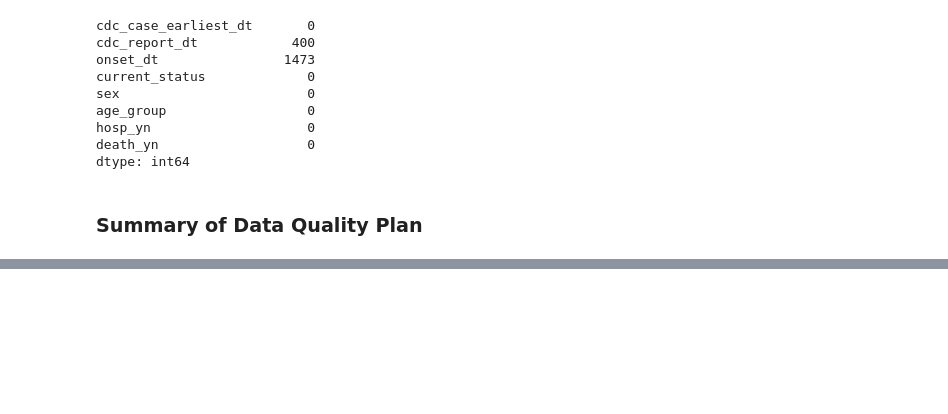
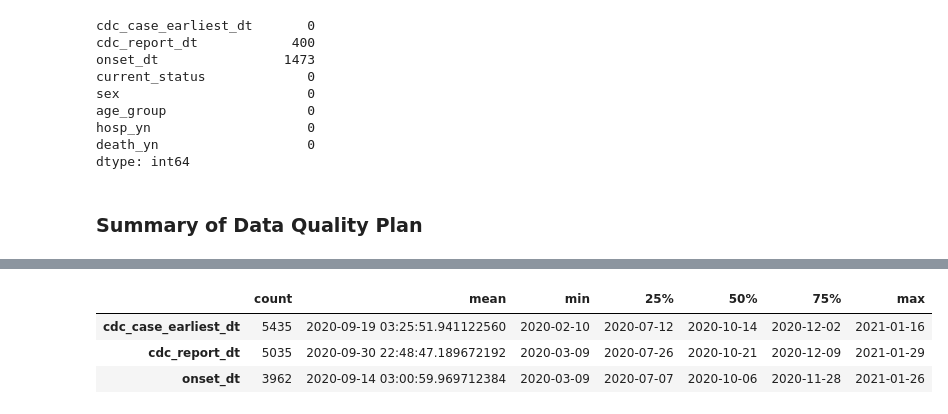
Before and after one commit to Jamtd1/DataAnalytics-Data-Analysing, a Jupyter notebook: Assignment 1/Homework1/2020-Homework1-Notebook-Cont.ipynb, the cells around one changed output, grey strips where cells are left out. Drawn from its saved outputs; the diff is of its cells as text; code cells hidden in the pictures; blank space fills up the shorter version.

```diff
--- a/Assignment 1/Homework1/2020-Homework1-Notebook-Cont.ipynb
+++ b/Assignment 1/Homework1/2020-Homework1-Notebook-Cont.ipynb
@@ -898,0 +908,8 @@ dtype: int64
+# %%
+continuous_columns = df.select_dtypes(['datetime64']).columns
+df[continuous_columns].describe(datetime_is_numeric=True).T
+# %% [output]
+|  | count | mean | min | 25% | 50% | 75% | max |
+| cdc_case_earliest_dt | 5435 | 2020-09-19 03:25:51.941122560 | 2020-02-10 | 2020-07-12 | 2020-10-14 | 2020-12-02 | 2021-01-16 |
+| cdc_report_dt | 5035 | 2020-09-30 22:48:47.189672192 | 2020-03-09 | 2020-07-26 | 2020-10-21 | 2020-12-09 | 2021-01-29 |
+| onset_dt | 3962 | 2020-09-14 03:00:59.969712384 | 2020-03-09 | 2020-07-07 | 2020-10-06 | 2020-11-28 | 2021-01-26 |
```
Also changed, not shown: parts of 6 cells of this notebook.
